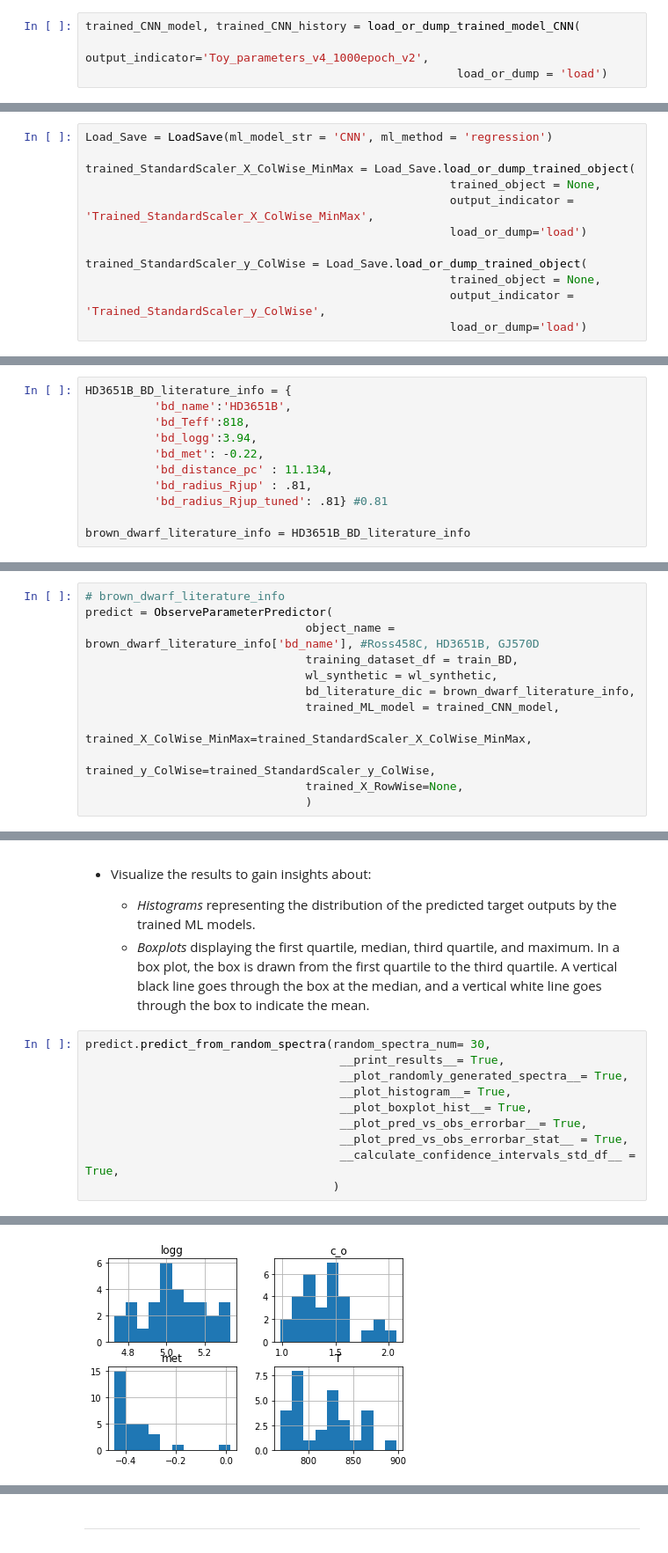
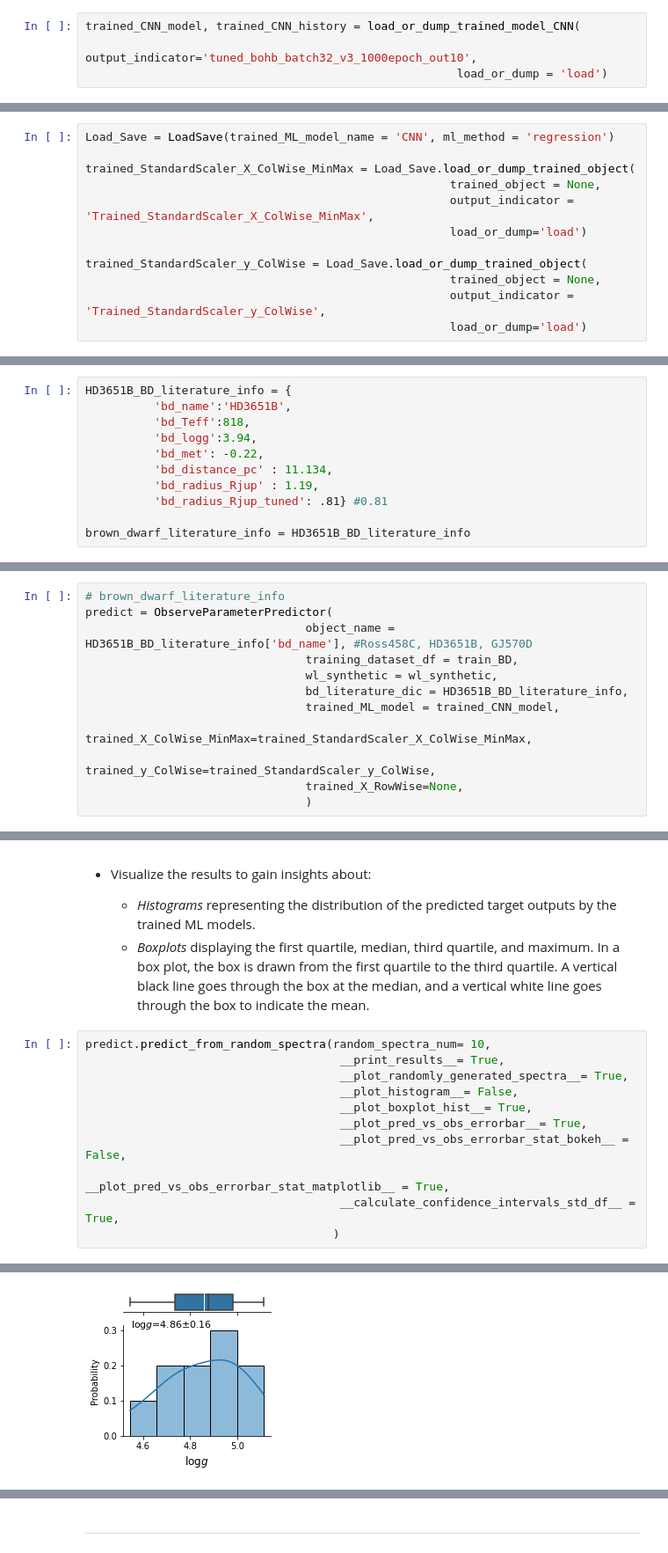
Before and after one commit to EhsanGharibNezhad/TelescopeML, a Jupyter notebook: tutorials/2__Predict_BrownDwarf_Parameters.ipynb, the cells around one changed output, grey strips where cells are left out. Shown at 88% size. Drawn from its saved outputs; the diff is of its cells as text.

```diff
--- a/tutorials/2__Predict_BrownDwarf_Parameters.ipynb
+++ b/tutorials/2__Predict_BrownDwarf_Parameters.ipynb
@@ -96,5 +111,5 @@ wl_synthetic.head(3)
     - The training history to check the performance
 # %%
 trained_CNN_model, trained_CNN_history = load_or_dump_trained_model_CNN(
-                                                      output_indicator='Toy_parameters_v4_1000epoch_v2',
+                                                      output_indicator='tuned_bohb_batch32_v3_1000epoch_out10',
                                                       load_or_dump = 'load')
@@ -105,7 +151,7 @@ trained_CNN_model, trained_CNN_history = load_or_dump_trained_model_CNN(
     - trained_StandardScaler_X_ColWise_MinMax
     - trained_StandardScaler_y_ColWise
 # %%
-Load_Save = LoadSave(ml_model_str = 'CNN', ml_method = 'regression')
+Load_Save = LoadSave(trained_ML_model_name = 'CNN', ml_method = 'regression')
 
 trained_StandardScaler_X_ColWise_MinMax = Load_Save.load_or_dump_trained_object(
                                                      trained_object = None,
@@ -151,7 +382,7 @@ HD3651B_BD_literature_info = {
           'bd_logg':3.94,
           'bd_met': -0.22,
           'bd_distance_pc' : 11.134,
-          'bd_radius_Rjup' : .81,
+          'bd_radius_Rjup' : 1.19,
           'bd_radius_Rjup_tuned': .81} #0.81
 
 brown_dwarf_literature_info = HD3651B_BD_literature_info
@@ -165,10 +396,10 @@ brown_dwarf_literature_info = HD3651B_BD_literature_info
 # %%
 # brown_dwarf_literature_info
 predict = ObserveParameterPredictor(
-                                object_name = brown_dwarf_literature_info['bd_name'], #Ross458C, HD3651B, GJ570D
+                                object_name = HD3651B_BD_literature_info['bd_name'], #Ross458C, HD3651B, GJ570D
                                 training_dataset_df = train_BD,
                                 wl_synthetic = wl_synthetic,
-                                bd_literature_dic = brown_dwarf_literature_info,
+                                bd_literature_dic = HD3651B_BD_literature_info,
                                 trained_ML_model = trained_CNN_model,
                                 trained_X_ColWise_MinMax=trained_StandardScaler_X_ColWise_MinMax,
                                 trained_y_ColWise=trained_StandardScaler_y_ColWise,
@@ -271,13 +484,14 @@ predict.obs_data_df.head(6)
     - *Histograms* representing the distribution of the predicted target outputs by the trained ML models.
     - *Boxplots* displaying the first quartile, median, third quartile, and maximum. In a box plot, the box is drawn from the first quartile to the third quartile. A vertical black line goes through the box at the median, and a vertical white line goes through the box to indicate the mean.
 # %%
-predict.predict_from_random_spectra(random_spectra_num= 30,
+predict.predict_from_random_spectra(random_spectra_num= 10,
                                      __print_results__= True,
                                      __plot_randomly_generated_spectra__= True,
-                                     __plot_histogram__= True,
+                                     __plot_histogram__= False,
                                      __plot_boxplot_hist__= True,
                                      __plot_pred_vs_obs_errorbar__= True,
-                                     __plot_pred_vs_obs_errorbar_stat__ = True,
+                                     __plot_pred_vs_obs_errorbar_stat_bokeh__ = False,
+                                    __plot_pred_vs_obs_errorbar_stat_matplotlib__ = True,
                                      __calculate_confidence_intervals_std_df__ = True,
                                     )
 # %% [output]
@@ -306 +519 @@ max     5.334984   2.078203   0.016395  898.364014
-[figure, old version]
+[figure, new version]
```
Also changed, not shown: parts of 87 cells of this notebook, 13 other files.
